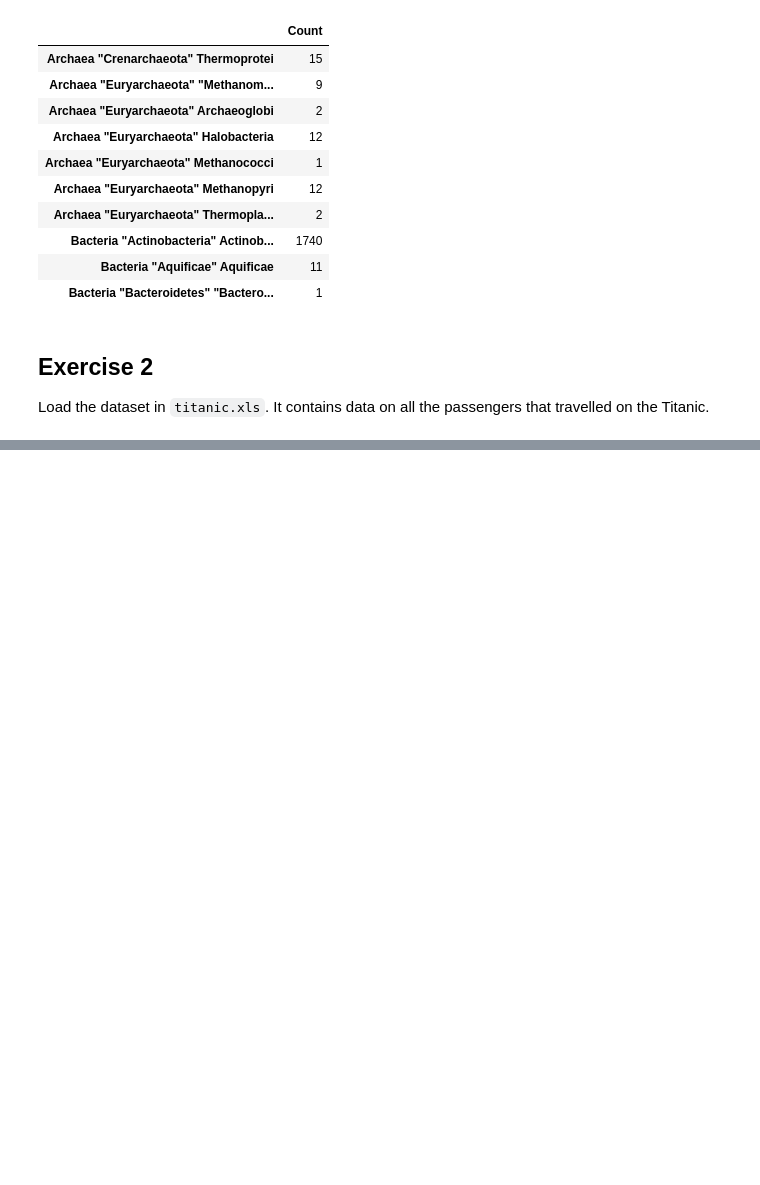
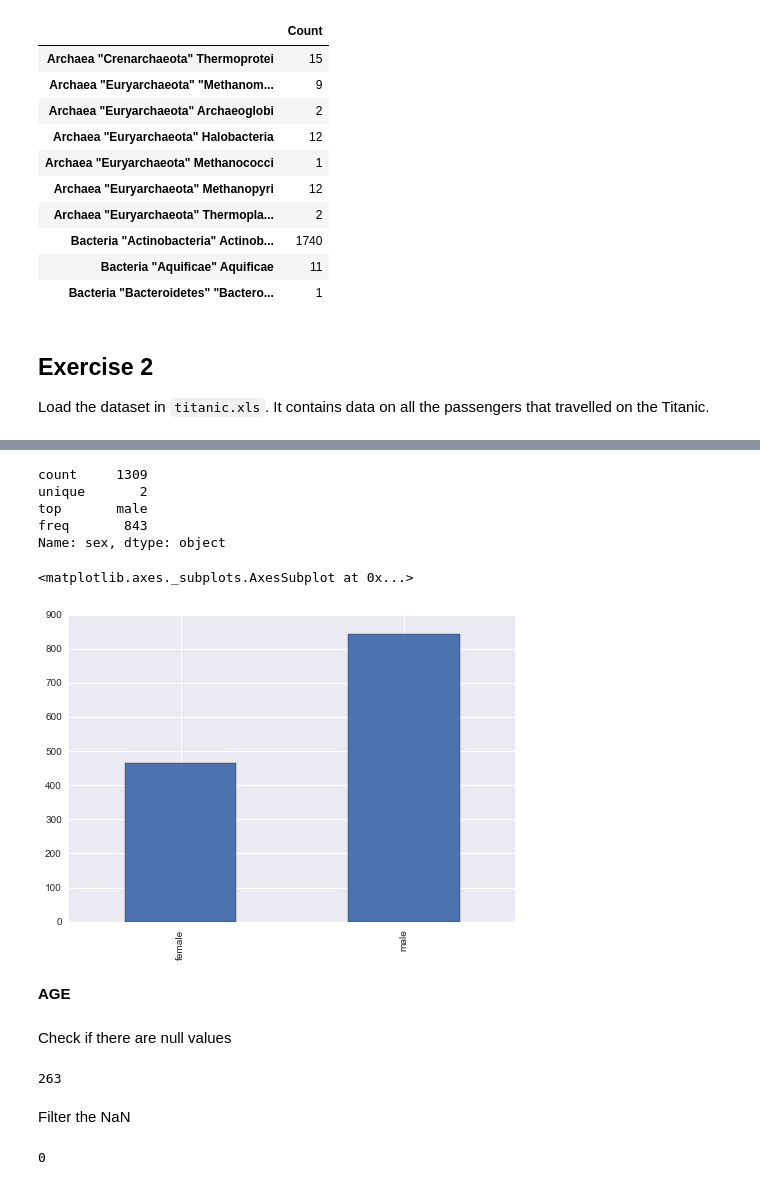
Before and after one commit to bojbilla/AdaHomeworks, a Jupyter notebook: 01 - Pandas and Data Wrangling/Data Wrangling with Pandas.ipynb, the cells around one changed output, grey strips where cells are left out. Saved outputs shown, nothing was run; the diff lists cells and outputs as text; code cells hidden in the pictures; blank space fills up the shorter version.

```diff
--- a/01 - Pandas and Data Wrangling/Data Wrangling with Pandas.ipynb
+++ b/01 - Pandas and Data Wrangling/Data Wrangling with Pandas.ipynb
@@ -1594,0 +1596,28 @@ Women and children first?
+# %%
+titanic.sex.describe()
+# %% [output]
+count     1309
+unique       2
+top       male
+freq       843
+Name: sex, dtype: object
+# %%
+titanic2 = titanic.copy()
+titanic2['sex'].groupby(titanic2['sex'].values).size().plot(kind='bar')
+# %% [output]
+<matplotlib.axes._subplots.AxesSubplot at 0x...>
+[figure, added]
+# %% [markdown]
+<b>AGE</b>
+# %% [markdown]
+Check if there are null values
+# %%
+titanic.age.isnull().sum()
+# %% [output]
+263
+# %% [markdown]
+Filter the NaN
+# %%
+titanic2 = titanic['age'].copy().dropna()
+# %% [output]
+0
```
Also changed, not shown: parts of 88 cells of this notebook.
